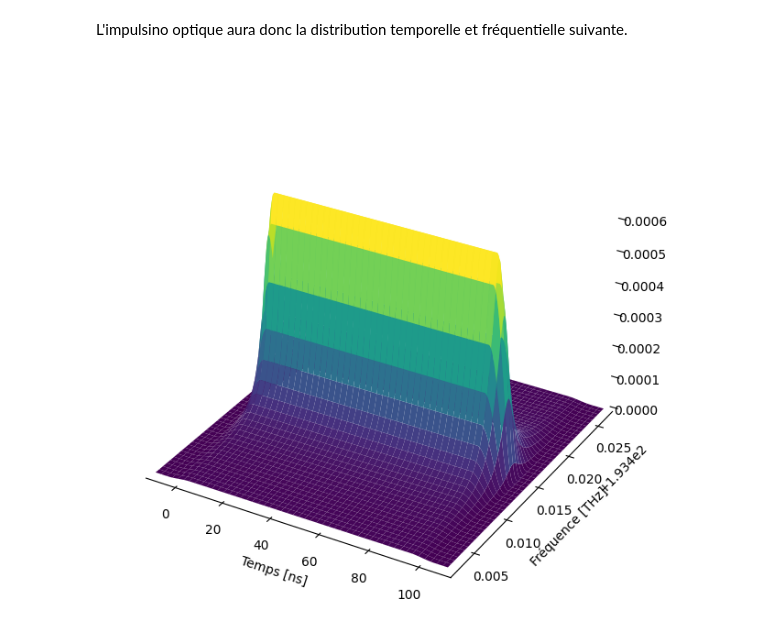
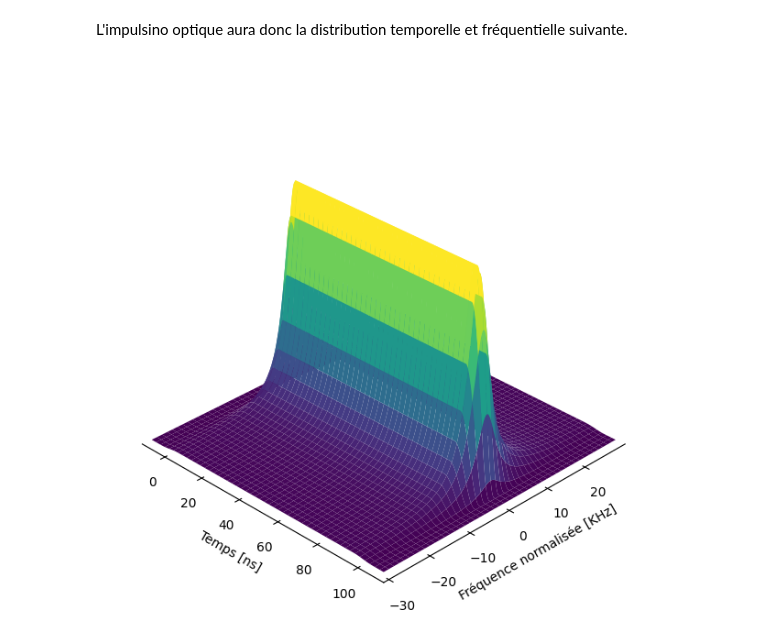
Before and after one commit to lbelangers/SS-Kapany, a Jupyter notebook: src/ssrayleigh/project.ipynb, the cells around one changed output. Cells and saved outputs as stored; diff of their text form; code cells hidden in the pictures.

```diff
--- a/src/ssrayleigh/project.ipynb
+++ b/src/ssrayleigh/project.ipynb
@@ -16,24 +16,19 @@ from photodetector import Photodector
 
 On implémente une source optique de forme Lorenzienne très étroite dans la bande C $(\lambda \approx 1550 \mathrm{~nm})$.
 # %%
-central_wavelength = 1550e-9                                                        # 1550 nm
-central_frequency = constants.c / central_wavelength
-wavelength_linewidth = 10e-12                                                       # 10 pm
+central_frequency = 194e12                                                         # 194 THz
+frequency_linewidth = 3e3                                                          # 3 KHz
 
-max_frequency = constants.c / (central_wavelength - wavelength_linewidth / 2)
-min_frequency = constants.c / (central_wavelength + wavelength_linewidth / 2)
-frequency_linewidth = max_frequency - min_frequency
-
-light_source = LightSource(
+source = LightSource(
         frequency=central_frequency,
         frequency_linewidth=frequency_linewidth,
         power=1e-3,                                                                 # 1 mW = 0 dBm
-        frequency_step=2.5e6,                                                       # 2.5 MHz
+        frequency_step=250,                                                         # 250 Hz
         bandwidth=20 * frequency_linewidth,
         shape="lorentzian",
     )
 
-plt.plot(light_source.frequencies / 1e12, light_source.normalized_lineshape)
+plt.plot(source.frequencies / 1e12, source.normalized_lineshape)
 plt.xlabel("Fréquence [THz]")
 plt.ylabel("Amplitude normalisée [u.a.]")
 plt.show()
@@ -65,29 +60,32 @@ plt.show()
 # %% [markdown]
 L'impulsino optique aura donc la distribution temporelle et fréquentielle suivante.
 # %%
-distribution = np.outer(light_source.normalized_lineshape, sine_pulse)
-TIME, FREQ = np.meshgrid(time, light_source.frequencies, )
+distribution = np.outer(source.normalized_lineshape, sine_pulse)
+TIME, FREQ = np.meshgrid(time, source.frequencies, )
 
 fig = plt.figure(figsize=(8, 6), layout="constrained")
 ax = fig.add_subplot(111, projection='3d')
 
 TIME *= 1e9
-FREQ /= 1e12
+FREQ = (FREQ - source.frequency) / 1e3
 
 ax.plot_surface(TIME, FREQ, distribution, cmap='viridis', linewidth=0)
 
 ax.set_xlabel("Temps [ns]")
-ax.set_ylabel("Fréquence [THz]")
+ax.set_ylabel("Fréquence normalisée [KHz]")
 ax.set_xlim(TIME.min(), TIME.max())
 ax.set_ylim(FREQ.min(), FREQ.max())
 
 ax.set_facecolor('white')
 ax.xaxis.set_pane_color((1.0, 1.0, 1.0, 0.0))
 ax.yaxis.set_pane_color((1.0, 1.0, 1.0, 0.0))
 ax.zaxis.set_pane_color((1.0, 1.0, 1.0, 0.0))
 ax.zaxis.line.set_visible(False)
+ax.zaxis.set_visible(False)
+ax.zaxis.set(ticks=[])
 ax.grid(visible=False)
+ax.view_init(elev=30, azim=-45, roll=0)
 
 plt.show()
 # %% [output]
-[figure, old version]
+[figure, new version]
```
Also changed, not shown: parts of 8 cells of this notebook, 5 other files.
